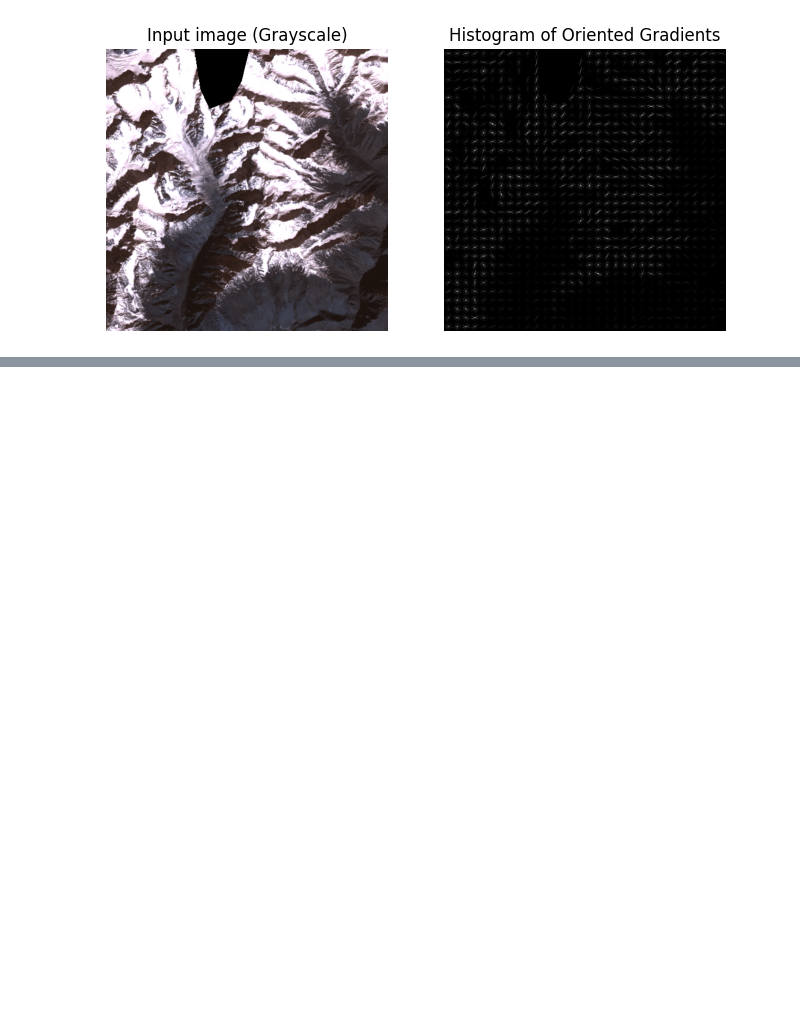
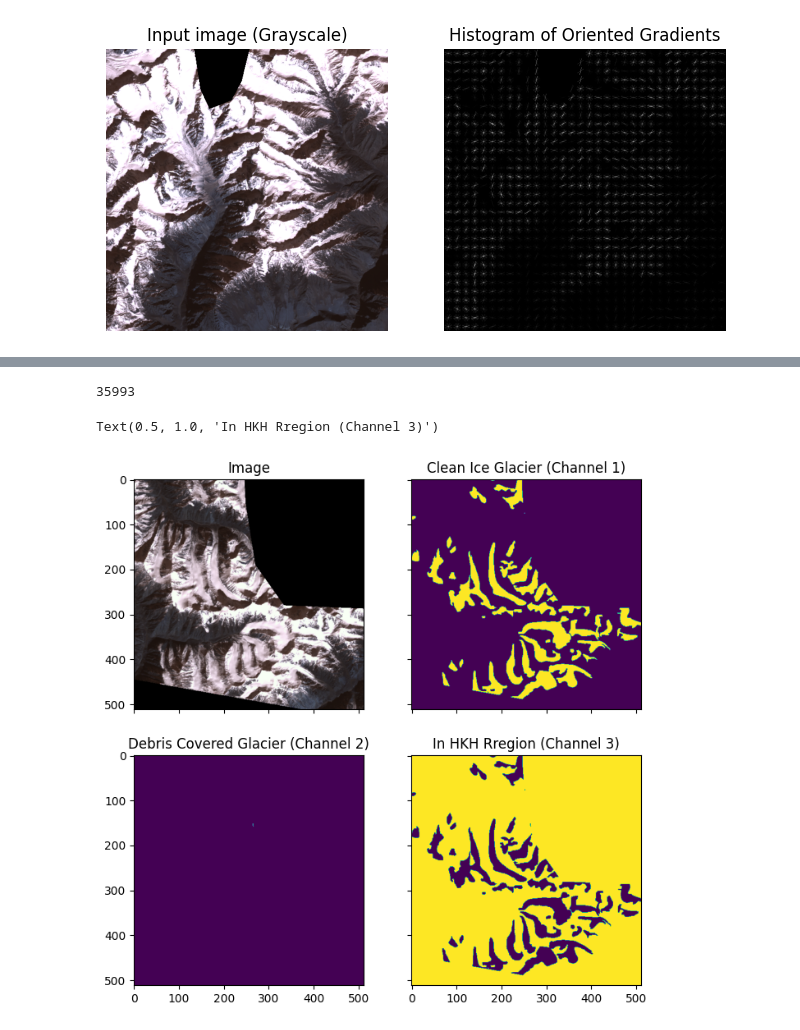
Before and after one commit to jonasbarth/fds-2022-final-project, a Jupyter notebook: edge_detection_test.ipynb, the cells around one changed output, grey strips where cells are left out. Drawn from its saved outputs; the diff is of its cells as text; code cells hidden in the pictures; blank space fills up the shorter version.

Commit message:
Add comparison of labels with original image

```diff
--- a/edge_detection_test.ipynb
+++ b/edge_detection_test.ipynb
@@ -126,0 +133,30 @@ plt.show()
+# %%
+img = np.load("./data/train/slice_1_img_186.npy")
+label = np.load("./data/train/slice_1_mask_186.npy")
+# %%
+for i in range(3):
+    min_ = np.min(img[:,:,i])
+    max_ = np.max(img[:,:,i])
+    img[:,:,i] = (img[:,:,i] - min_) / (max_ - min_)
+# %%
+len(np.where(label[:,:,0] == 1)[0])
+# %% [output]
+35993
+# %%
+fig, axes = plt.subplots(ncols=2, nrows=2, sharex=True, sharey=True,
+                         figsize=(8, 8))
+
+axes[0][0].imshow(img[:,:,:3])
+axes[0][0].set_title('Image')
+
+axes[0][1].imshow(label[:,:,0])
+axes[0][1].set_title('Clean Ice Glacier (Channel 1)')
+
+axes[1][0].imshow(label[:,:,1])
+axes[1][0].set_title('Debris Covered Glacier (Channel 2)')
+
+axes[1][1].imshow(label[:,:,2])
+axes[1][1].set_title('In HKH Rregion (Channel 3)')
+# %% [output]
+Text(0.5, 1.0, 'In HKH Rregion (Channel 3)')
+[figure, added]
```
Also changed, not shown: parts of 1 cell of this notebook.
